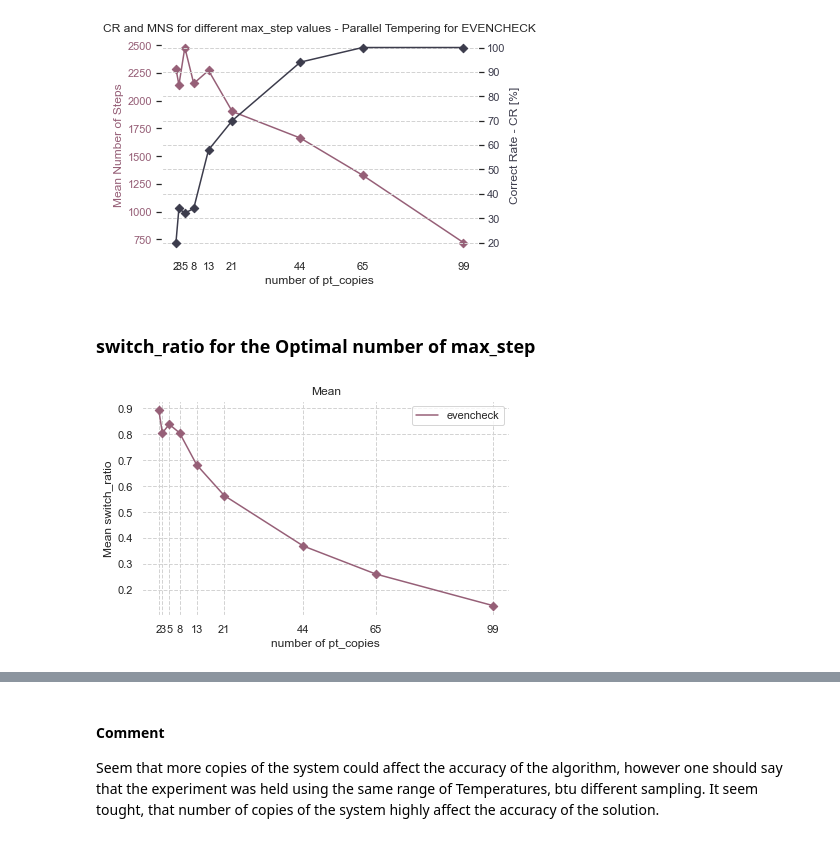
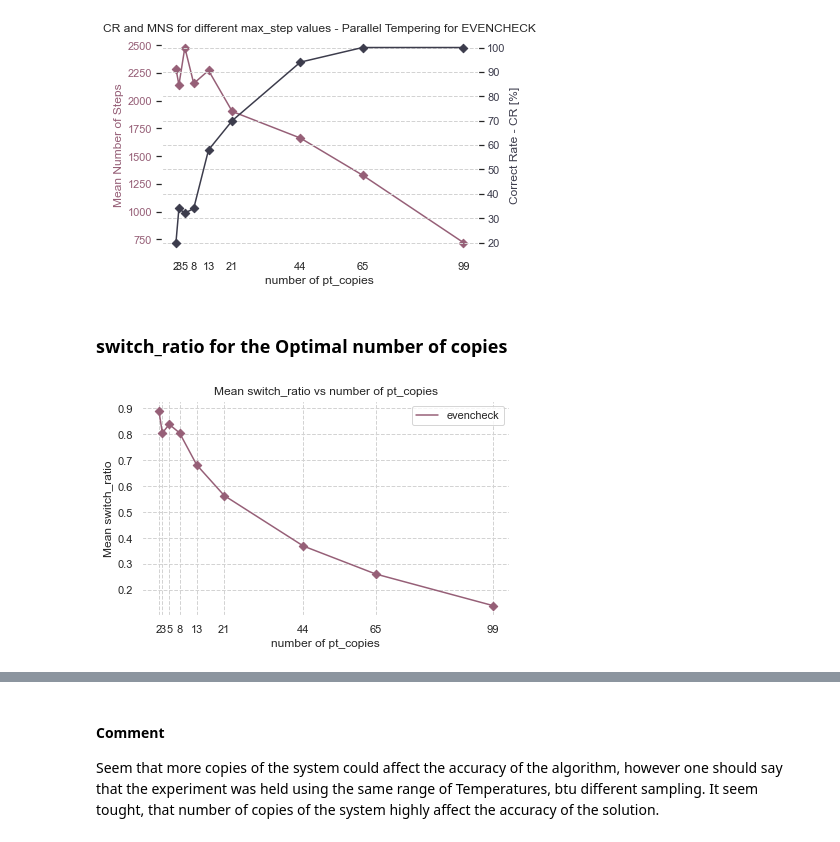
Before and after one commit to mateuszKacz/CGP_mgr, a Jupyter notebook: notebooks/Opracowanie danych PT.ipynb, the cells around one changed output, grey strips where cells are left out. Drawn from its saved outputs; the diff is of its cells as text; code cells hidden in the pictures.

```diff
--- a/notebooks/Opracowanie danych PT.ipynb
+++ b/notebooks/Opracowanie danych PT.ipynb
@@ -50,7 +50,8 @@ def calc_cr_series(df: pd.DataFrame, groupby: str) -> pd.DataFrame:
 df_evencheck_pt_diff_switch_step = pd.read_csv(EVENCHECK_GATE_PT_PATH / 'pt_example_numsim30_switch_steps1_50_steps5000_pt_const_sa_const.csv')
 df_evencheck_pt_example = pd.read_csv(EVENCHECK_GATE_PT_PATH / 'pt_example_numsim300_switch_step10_steps5000_pt_const_sa_const.csv')
 df_evencheck_pt_optimal_temp_calc = pd.read_csv(EVENCHECK_GATE_PT_PATH / 'pt_evencheck_numsim300_switch_step10_steps5000_ptscheme_gaussian1_sa_const_optimal_temp_calculation.csv')
-df_evencheck_pt_optimal_number_of_copies = pd.read_csv(EVENCHECK_GATE_PT_PATH / 'pt_evencheck_numsim50_switch_step40_steps5000_ptscheme_gaussian1_sa_const_optimal_num_of_copies_summary.csv')
+df_evencheck_pt_optimal_number_of_copies = pd.read_csv(EVENCHECK_GATE_PT_PATH / 'pt_evencheck_numsim50_switch_step40_steps5000_ptscheme_gaussian1_sa_const_optimal_num_of_copies.csv')
+df_evencheck_pt_optimal_number_of_max_steps = pd.read_csv(EVENCHECK_GATE_PT_PATH / 'pt_evencheck_numsim50_switch_step40_steps[100, 1000, 10000]_ptscheme_gaussian1_sa_const_optimal_max_steps.csv')
 # %% [markdown]
 # Analysis
 # %% [markdown]
@@ -420,16 +421,16 @@ double_axis_plot(calc_mns_series(df_evencheck_pt_optimal_number_of_copies, group
 # %% [output]
 [figure]
 # %% [markdown]
-### switch_ratio for the Optimal number of max_step
+### switch_ratio for the Optimal number of copies
 # %%
 plot_scatter([df_evencheck_pt_optimal_number_of_copies.groupby(['pt_copies']).mean()],
              legend=['evencheck'],
              save_path=CHARTS_MAIN_PATH,
              column='switch_ratio',
-             title='Mean',
+             title='Mean switch_ratio vs number of pt_copies',
              xlabel='number of pt_copies',
              ylabel='Mean switch_ratio',
              xticks=list(df_evencheck_pt_optimal_number_of_copies.pt_copies.unique())
             )
 # %% [output]
-[figure, old version]
+[figure, new version]
```
Also changed, not shown: parts of 5 cells of this notebook, 4 other files.
